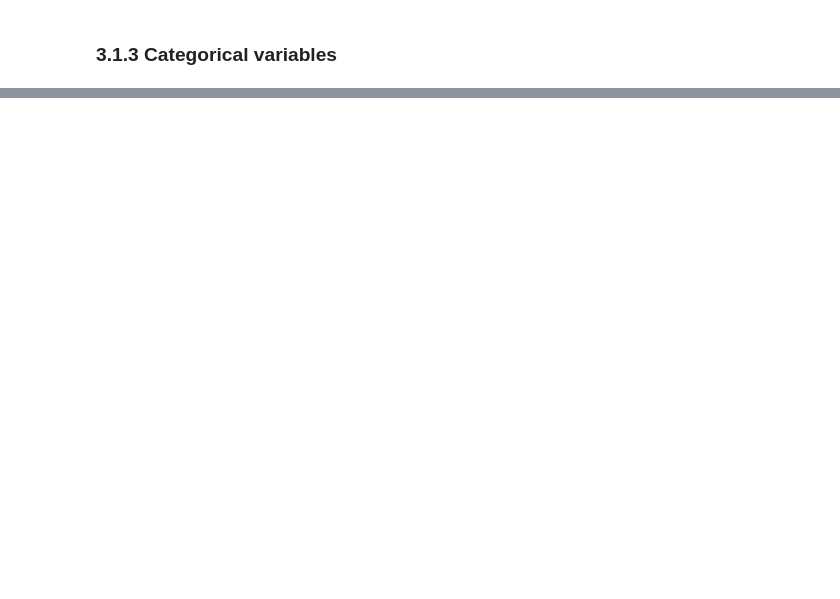
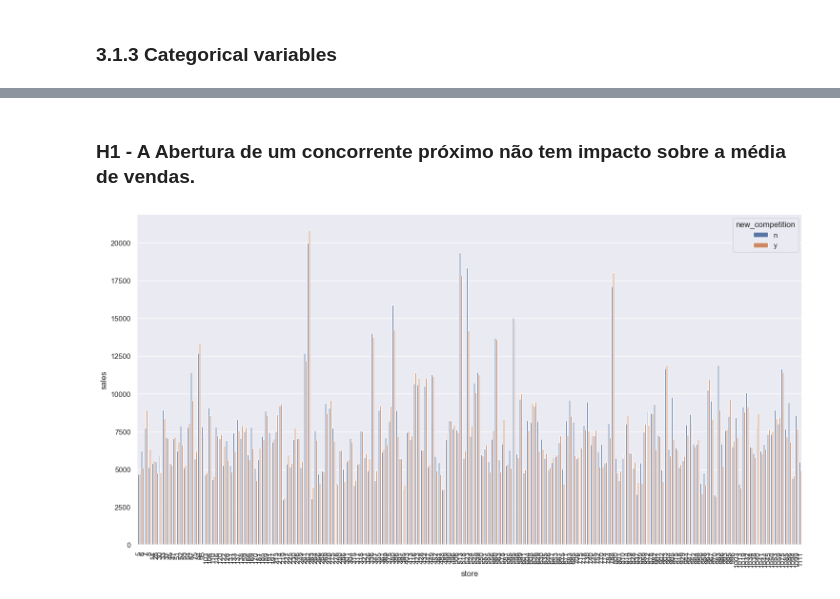
Before and after one commit to FelipeCaetanoDS/rossmann, a Jupyter notebook: rossmann_predict_project.ipynb, the cells around one changed output, grey strips where cells are left out. Cells and saved outputs as stored; diff of their text form; code cells hidden in the pictures; blank space fills up the shorter version.

```diff
--- a/rossmann_predict_project.ipynb
+++ b/rossmann_predict_project.ipynb
@@ -370,0 +385,14 @@ sns.kdeplot(data=aux3, x='sales', hue='assortment', fill=True)
+# %% [markdown]
+### H1 - A Abertura de um concorrente próximo não tem impacto sobre a média de vendas.
+# %%
+data3['new_competition'] = data3.apply(lambda x: 'y' if ((x['competition_open'] <= x['date']) &
+                                                         (x['competition_open'] >= pd.to_datetime('2013-01-01')))
+                                                         else 'n', axis=1)
+# %%
+stores_with_new_competitions = data3[data3['new_competition'] == 'y']['store'].unique()
+aux = data3[data3['store'].isin(stores_with_new_competitions)]
+h1 = aux[['store','sales', 'new_competition']].groupby(['store', 'new_competition']).mean().reset_index(drop=False)
+sns.barplot(data=h1, x='store', y='sales', hue='new_competition')
+plt.xticks(rotation=90);
+# %% [output]
+[figure, added]
```
Also changed, not shown: parts of 38 cells of this notebook.
